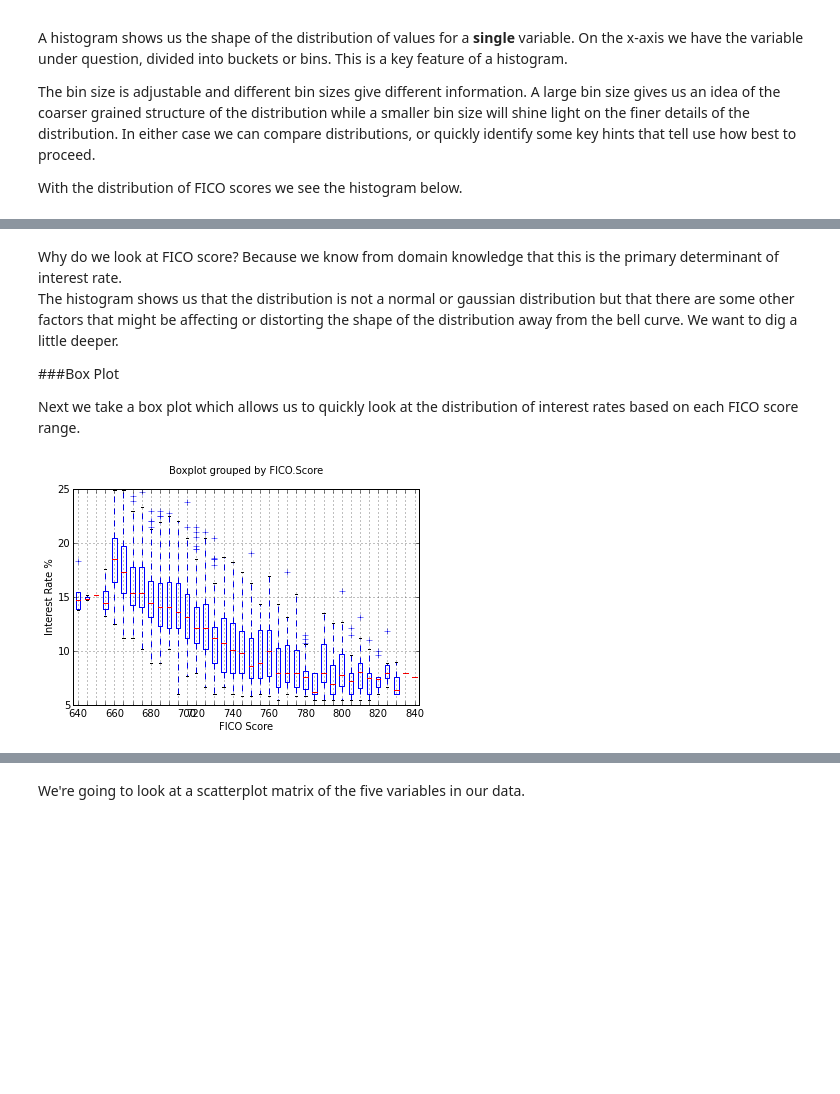
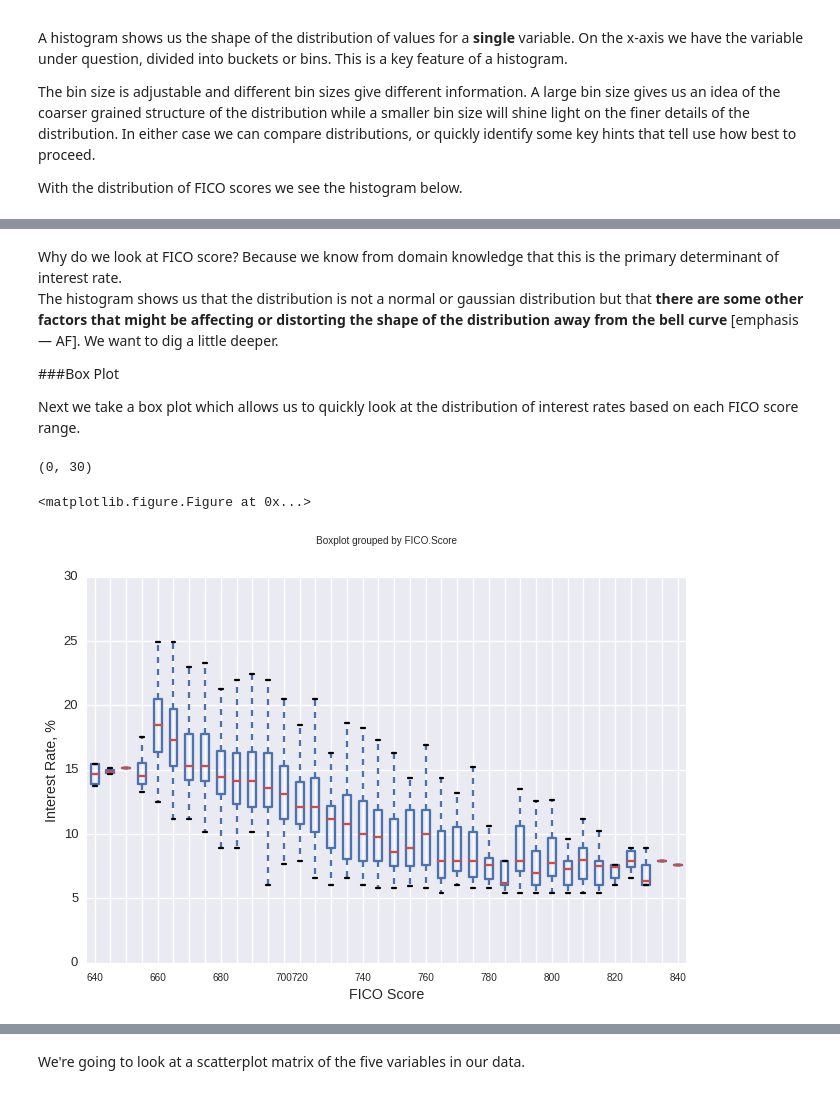
Before and after one commit to aflyax/LearnDataScience, a Jupyter notebook: notebooks/A2. Linear Regression - Data Exploration - Lending Club.ipynb, the cells around one changed output, grey strips where cells are left out. Drawn from its saved outputs; the diff is of its cells as text; code cells hidden in the pictures; blank space fills up the shorter version.

```diff
--- a/notebooks/A2. Linear Regression - Data Exploration - Lending Club.ipynb
+++ b/notebooks/A2. Linear Regression - Data Exploration - Lending Club.ipynb
@@ -238,10 +238,15 @@ The bin size is adjustable and different bin sizes give different information.
 
 With the distribution of FICO scores we see the histogram below.
 # %%
+import seaborn as sns
+sns.set(context = 'talk', style = 'dark')
+
 import matplotlib.pyplot as plt
 import pandas as pd
 plt.figure()
 loansmin = pd.read_csv('../datasets/loanf.csv')
 fico = loansmin['FICO.Score']
 p = fico.hist()
+xlabel('FICO score')
+ylabel('counts')
 # %% [output]
@@ -249,8 +255,6 @@ p = fico.hist()
 # %% [markdown]
-
-
 Why do we look at FICO score?  Because we know from domain knowledge that this is the primary determinant of interest rate.
-The histogram shows us that the distribution is not a normal or gaussian distribution but that there are some other factors that might be affecting or distorting the shape of the distribution away from the bell curve.  We want to dig a little deeper.
+The histogram shows us that the distribution is not a normal or gaussian distribution but that <b>there are some other factors that might be affecting or distorting the shape of the distribution away from the bell curve</b> [emphasis — AF].  We want to dig a little deeper.
 
 ###Box Plot
 
@@ -258,17 +262,25 @@ Next we take a box plot which allows us to quickly look at the distribution of i
 # %%
 import matplotlib.pyplot as plt
 import pandas as pd
 plt.figure()
+
 loansmin = pd.read_csv('../datasets/loanf.csv')
 
 p = loansmin.boxplot('Interest.Rate','FICO.Score')
+
 q = p.set_xticklabels(['640','','','','660','','','','680','','','','700',
   '720','','','','740','','','','760','','','','780','','','','800','','','','820','','','','840'])
+q0 = p.set_xlabel('FICO Score')
+q1 = p.set_ylabel('Interest Rate, %')
+q2 = p.set_title('                          ')
 
-q0 = p.set_xlabel('FICO Score')
-q1 = p.set_ylabel('Interest Rate %')
-q2 = p.set_title('                          ')
+# xlim(600, 860)
+ylim(0, 30)
+
+# print(loansmin['FICO.Score'])
 # %% [output]
+(0, 30)
+<matplotlib.figure.Figure at 0x...>
-[figure, old version]
+[figure, new version]
 # %% [markdown]
 First of all this tells us that there is a general downward trend in interest rate for higher FICO scores.
```
Also changed, not shown: parts of 3 cells of this notebook, 1 other file.
